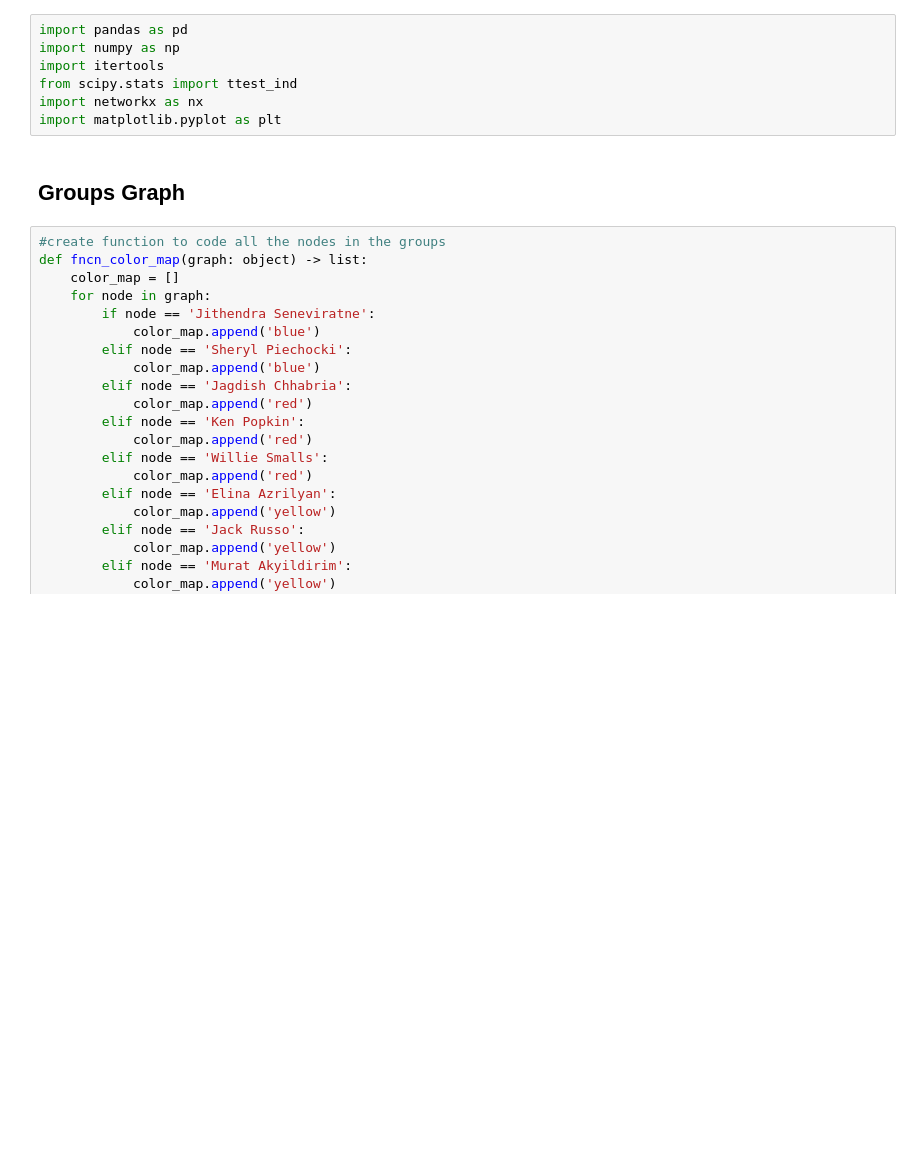
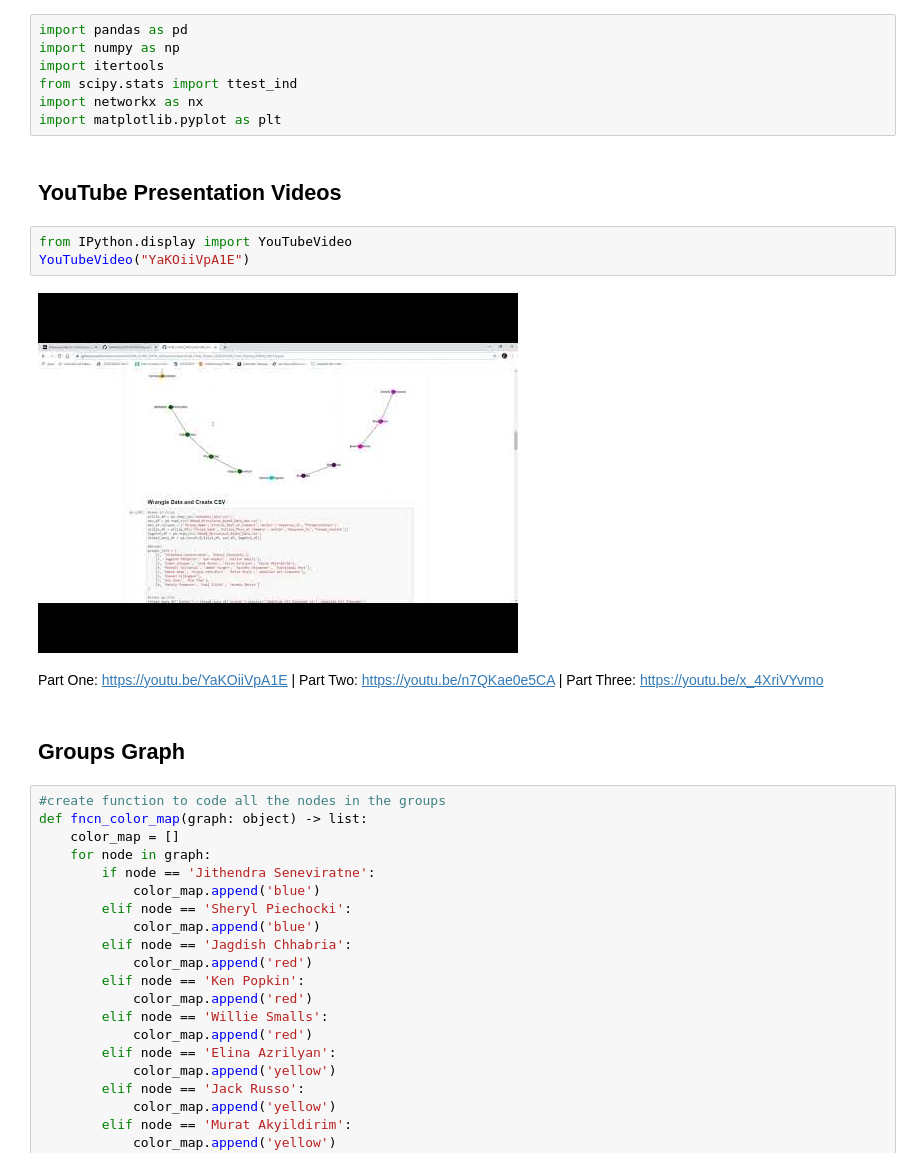
Before and after one commit to WillieDavonSmalls/KJW_CUNY_DATA_620, a Jupyter notebook: KJW_Final_Project_DS620/KJW_Final_Project_DS620_Part1.ipynb, the cells around one changed output. Drawn from its saved outputs; the diff is of its cells as text; blank space fills up the shorter version.

Commit message:
Final Notebook Part 1

```diff
--- a/KJW_Final_Project_DS620/KJW_Final_Project_DS620_Part1.ipynb
+++ b/KJW_Final_Project_DS620/KJW_Final_Project_DS620_Part1.ipynb
@@ -5,6 +5,17 @@ import itertools
 from scipy.stats import ttest_ind
 import networkx as nx
 import matplotlib.pyplot as plt
+# %% [markdown]
+## YouTube Presentation Videos
+# %%
+from IPython.display import YouTubeVideo
+YouTubeVideo("YaKOiiVpA1E")
+# %% [output]
+[figure, added]
+# %% [markdown]
+Part One: https://youtu.be/YaKOiiVpA1E |
+Part Two: https://youtu.be/n7QKae0e5CA |
+Part Three: https://youtu.be/x_4XriVYvmo
 # %% [markdown]
 ## Groups Graph
 # %%
```
Also changed, not shown: parts of 1 cell of this notebook.
